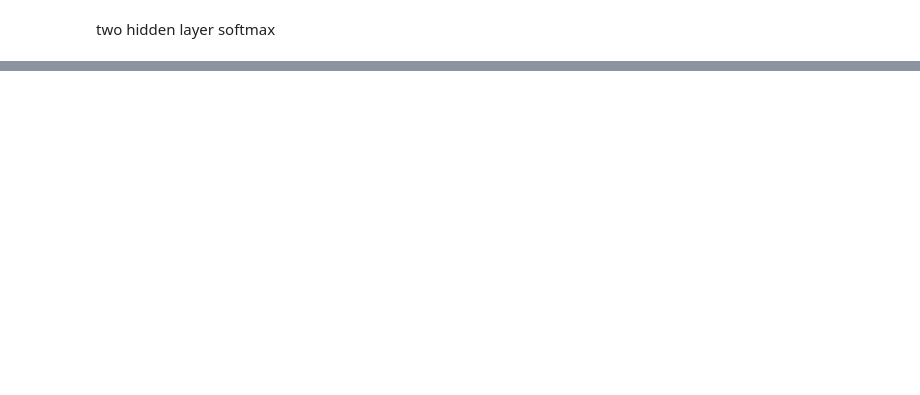
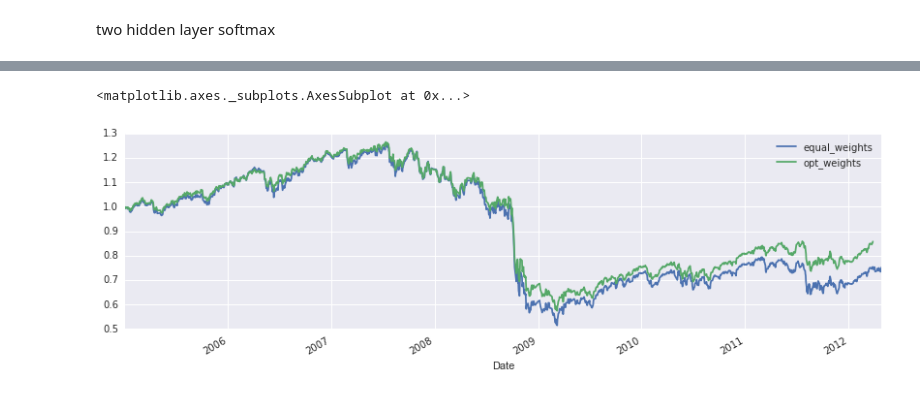
Before and after one commit to rhouck/nn_port, a Jupyter notebook: train model.ipynb, the cells around one changed output, grey strips where cells are left out. Saved outputs shown, nothing was run; the diff lists cells and outputs as text; code cells hidden in the pictures; blank space fills up the shorter version.

```diff
--- a/train model.ipynb
+++ b/train model.ipynb
@@ -152,0 +111,9 @@ acc = sess.run(correct_prediction, feed_dict={x: Xs, y_: ys})
+# %%
+equal_weights = pd.Series({k: 1./ret.shape[1] for k in ret.columns})
+perf = pd.DataFrame({'equal_weights': ret.mul(equal_weights).sum(axis=1).cumprod(),
+                     'opt_weights': ret.mul(opt_weights).sum(axis=1).cumprod()})
+
+perf.plot(figsize=[14,4])
+# %% [output]
+<matplotlib.axes._subplots.AxesSubplot at 0x...>
+[figure, added]
```
Also changed, not shown: parts of 28 cells of this notebook, 2 other files.
